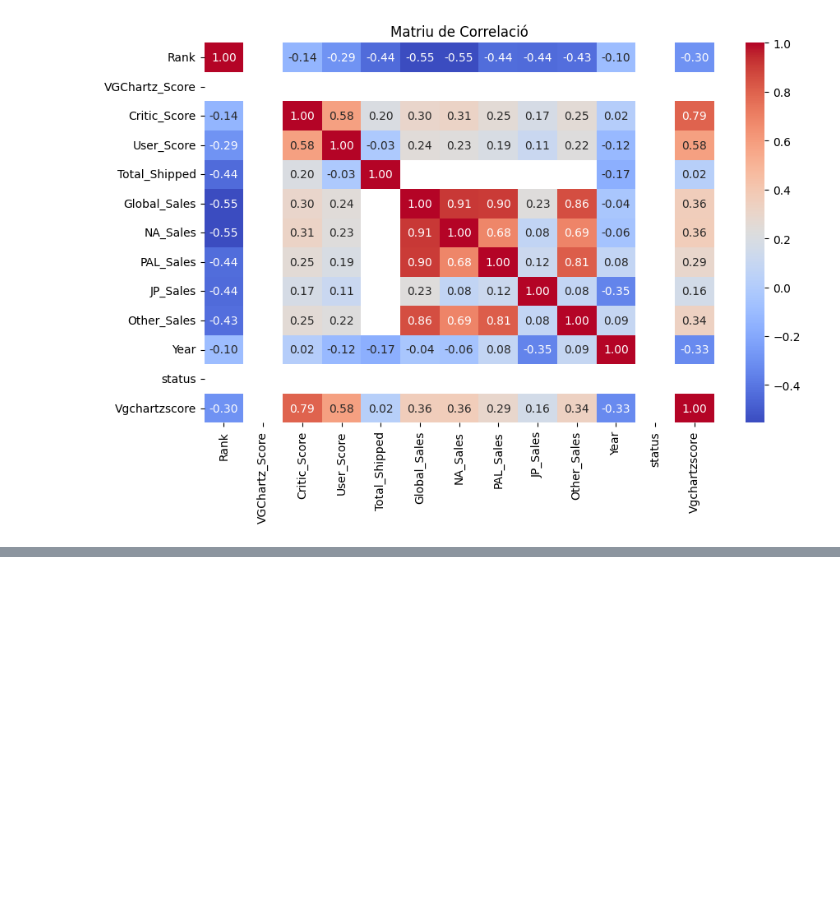
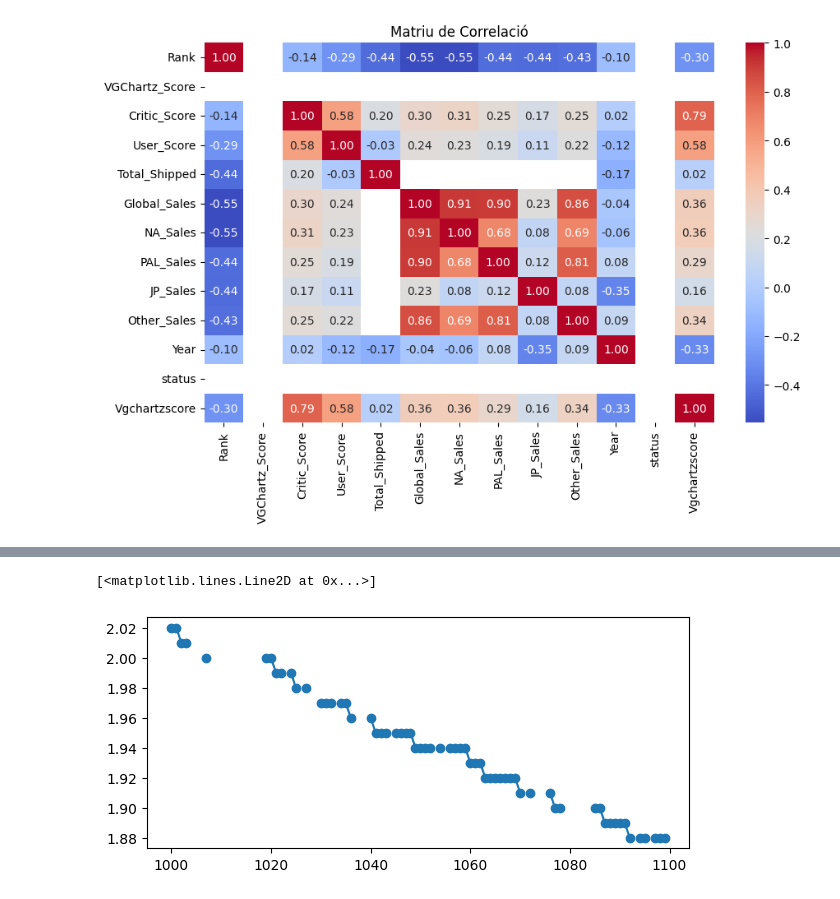
Before and after one commit to 1641028/Kaggle-video-game-sales-2019, a Jupyter notebook: Kaggle.ipynb, the cells around one changed output, grey strips where cells are left out. Cells and saved outputs as stored; diff of their text form; code cells hidden in the pictures; blank space fills up the shorter version.

```diff
--- a/Kaggle.ipynb
+++ b/Kaggle.ipynb
@@ -93,0 +180,7 @@ plt.show()
+# %%
+# Seleccionem les columnes a eliminar
+columns_to_remove = ['VGChartz_Score', 'Critic_Score', 'User_Score', 'Total_Shipped',
+                     'NA_Sales', 'PAL_Sales', 'JP_Sales', 'Other_Sales', 'Last_Update', 'Vgchartzscore', 'ESRB_Rating']
+
+data = data.drop(columns=columns_to_remove)
+data
@@ -93,0 +211,13 @@ plt.show()
+# %%
+# Mostrem les dades on Developer o Year son NaN
+nan_developer_or_year = data[data['Developer'].isna() | data['Year'].isna()]
+display(nan_developer_or_year[['Developer', 'Year']])
+
+# Omplim Developer amb "Unknown"
+data['Developer'] = data['Developer'].fillna('Unknown')
+
+# Omplim Year amb la mitja
+data['Year'] = data['Year'].fillna(int(data['Year'].mean()))
+
+# Mostrem el data després d'omplir els Nan
+data.loc[nan_developer_or_year.index, ['Developer', 'Year']]
@@ -93,0 +272,7 @@ plt.show()
+# %%
+plt.figure(figsize=(7, 3))
+data_1000 = data.iloc[1000:1100]
+plt.plot(data_1000.index, data_1000['Global_Sales'], marker='o')
+# %% [output]
+[<matplotlib.lines.Line2D at 0x...>]
+[figure, added]
```
Also changed, not shown: parts of 16 cells of this notebook.
